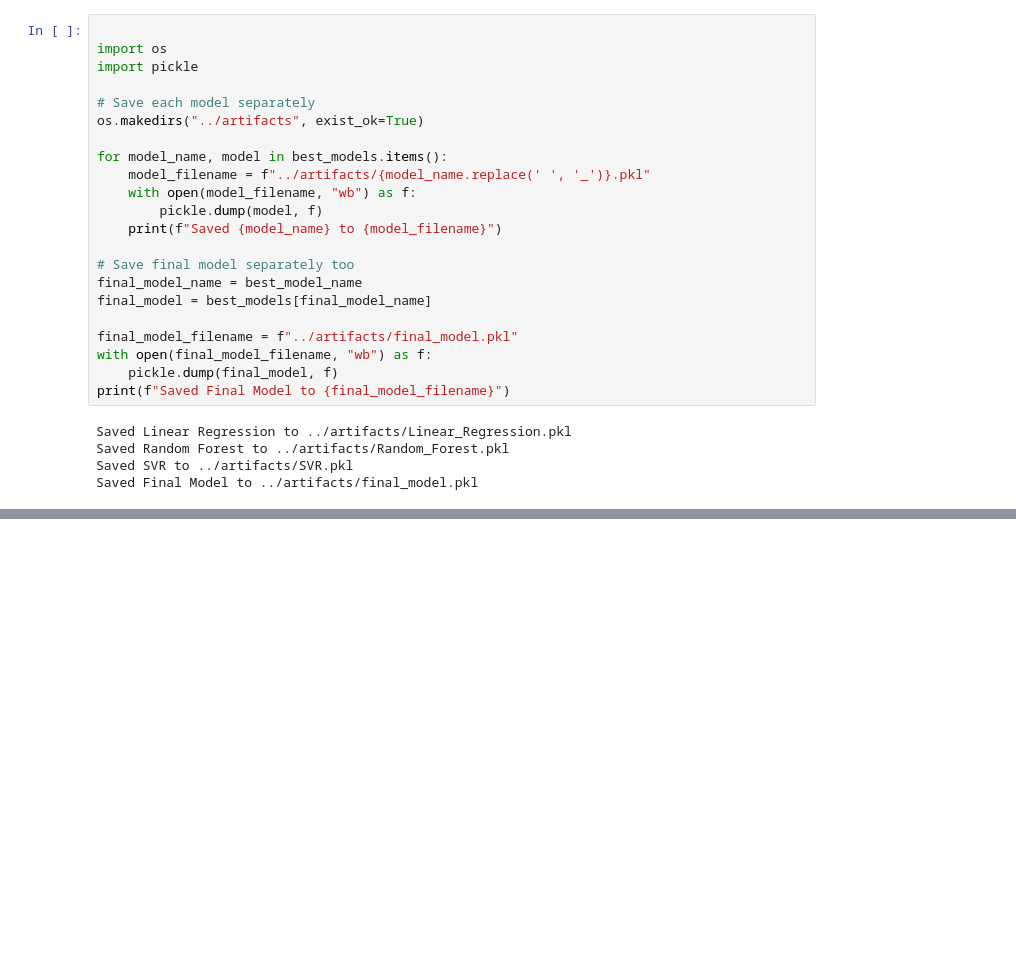
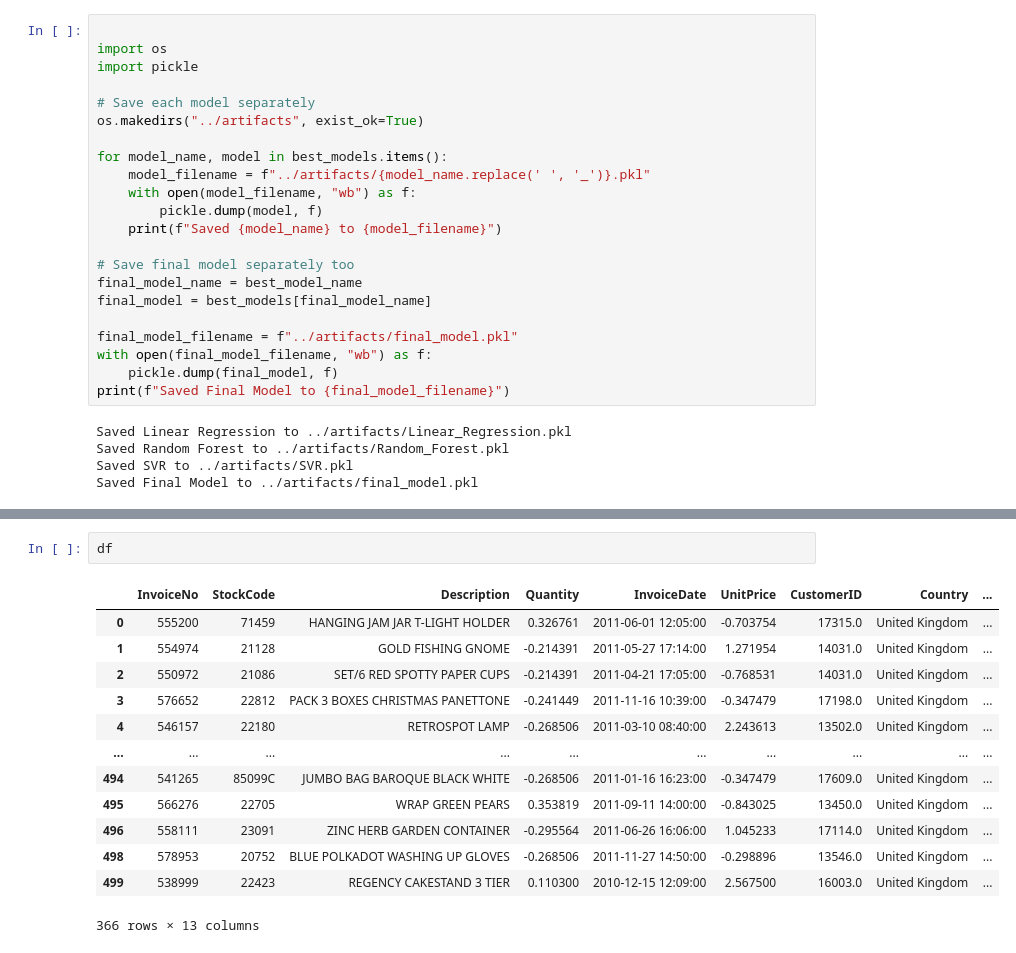
Before and after one commit to DemicaSmit/Project2, a Jupyter notebook: Project2/Project2_modified.ipynb, the cells around one changed output, grey strips where cells are left out. Cells and saved outputs as stored; diff of their text form; blank space fills up the shorter version.

```diff
--- a/Project2/Project2_modified.ipynb
+++ b/Project2/Project2_modified.ipynb
@@ -411,0 +461,16 @@ Saved Final Model to ../artifacts/final_model.pkl
+# %%
+df
+# %% [output]
+|  | InvoiceNo | StockCode | Description | Quantity | InvoiceDate | UnitPrice | CustomerID | Country | ... |
+| 0 | 555200 | 71459 | HANGING JAM JAR T-LIGHT HOLDER | 0.326761 | 2011-06-01 12:05:00 | -0.703754 | 17315.0 | United Kingdom | ... |
+| 1 | 554974 | 21128 | GOLD FISHING GNOME | -0.214391 | 2011-05-27 17:14:00 | 1.271954 | 14031.0 | United Kingdom | ... |
+| 2 | 550972 | 21086 | SET/6 RED SPOTTY PAPER CUPS | -0.214391 | 2011-04-21 17:05:00 | -0.768531 | 14031.0 | United Kingdom | ... |
+| 3 | 576652 | 22812 | PACK 3 BOXES CHRISTMAS PANETTONE | -0.241449 | 2011-11-16 10:39:00 | -0.347479 | 17198.0 | United Kingdom | ... |
+| 4 | 546157 | 22180 | RETROSPOT LAMP | -0.268506 | 2011-03-10 08:40:00 | 2.243613 | 13502.0 | United Kingdom | ... |
+| ... | ... | ... | ... | ... | ... | ... | ... | ... | ... |
+| 494 | 541265 | 85099C | JUMBO BAG BAROQUE BLACK WHITE | -0.268506 | 2011-01-16 16:23:00 | -0.347479 | 17609.0 | United Kingdom | ... |
+| 495 | 566276 | 22705 | WRAP GREEN PEARS | 0.353819 | 2011-09-11 14:00:00 | -0.843025 | 13450.0 | United Kingdom | ... |
+| 496 | 558111 | 23091 | ZINC HERB GARDEN CONTAINER | -0.295564 | 2011-06-26 16:06:00 | 1.045233 | 17114.0 | United Kingdom | ... |
+| 498 | 578953 | 20752 | BLUE POLKADOT WASHING UP GLOVES | -0.268506 | 2011-11-27 14:50:00 | -0.298896 | 13546.0 | United Kingdom | ... |
+| 499 | 538999 | 22423 | REGENCY CAKESTAND 3 TIER | 0.110300 | 2010-12-15 12:09:00 | 2.567500 | 16003.0 | United Kingdom | ... |
+366 rows × 13 columns
```
Also changed, not shown: parts of 2 cells of this notebook, 11 other files.
